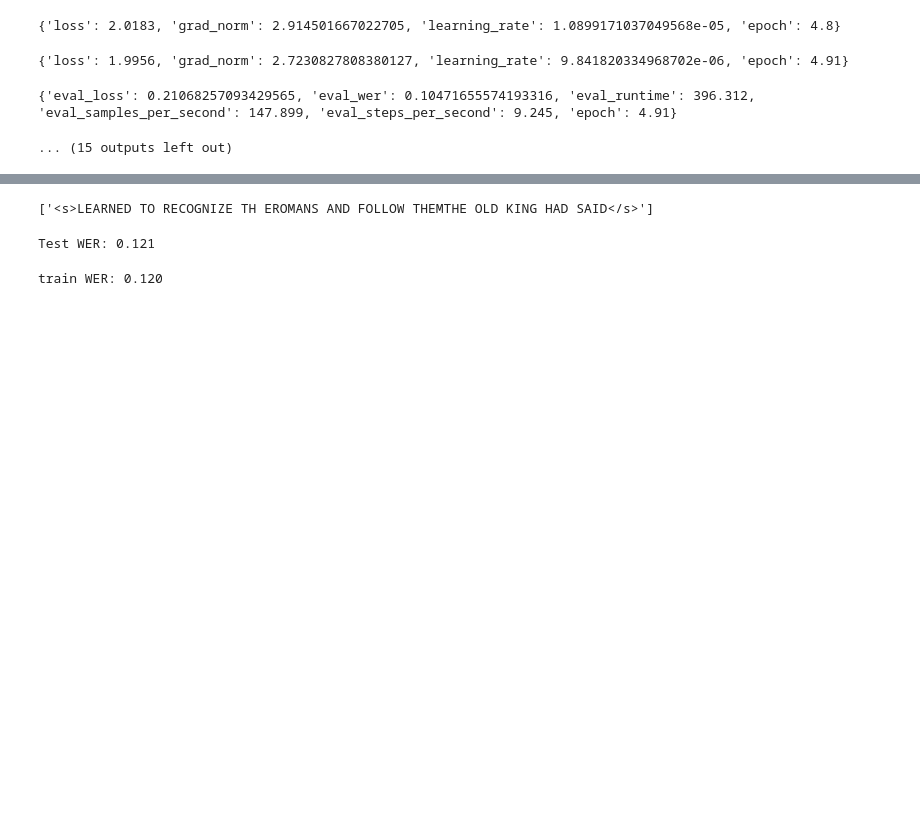
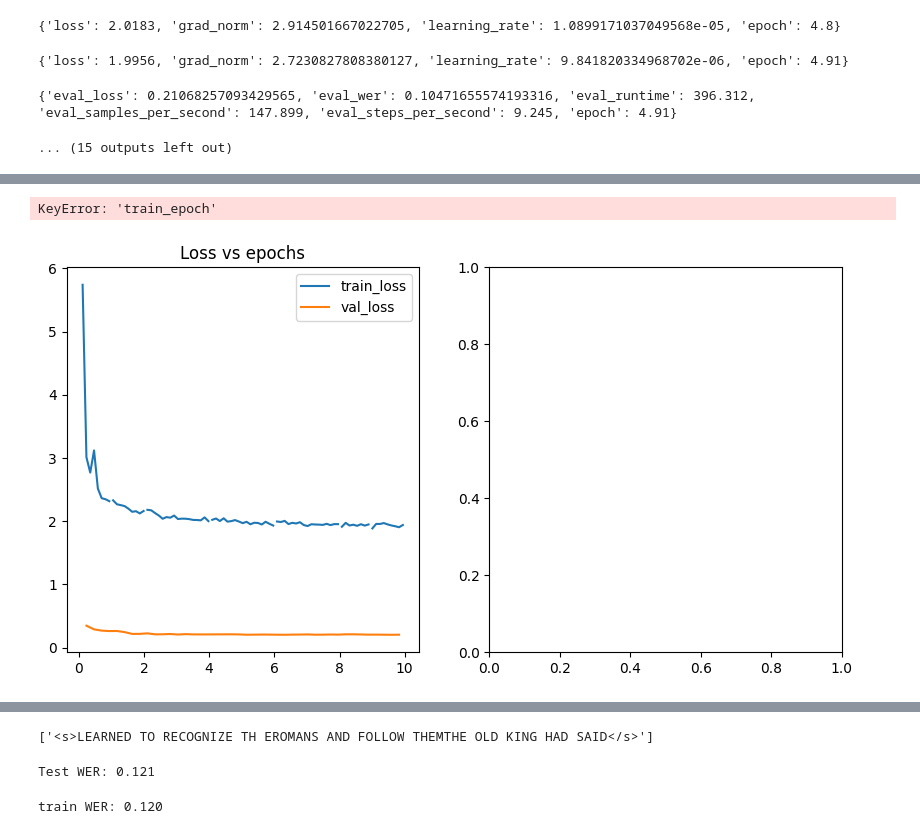
Before and after one commit to teofc111/asr_project, a Jupyter notebook: asr-train/cv-train-2a.ipynb, the cells around one changed output, grey strips where cells are left out. Cells and saved outputs as stored; diff of their text form; code cells hidden in the pictures; blank space fills up the shorter version.

Commit message:
completed 10 epochs with head and 3 more base layers unfrozen

```diff
--- a/asr-train/cv-train-2a.ipynb
+++ b/asr-train/cv-train-2a.ipynb
@@ -604,0 +840,23 @@ trainer.train(resume_from_checkpoint=True)
+# %%
+from tbparse import SummaryReader
+log_dir = os.path.expanduser('~/asr_project/asr-train/logs')
+reader = SummaryReader(log_dir)
+df = reader.scalars
+df.drop_duplicates(subset=['step','tag'], keep='last', inplace=True)
+df = df.pivot(index='step', columns='tag', values='value').reset_index()
+df_eval = df.loc[~pd.isna(df['eval/loss']),:]
+# %%
+n_step_per_epoch = 13
+fig, axs = plt.subplots(1,2,figsize=(10,5))
+
+axs[0].plot(df['train/epoch'],df['train/loss'],label='train_loss')
+axs[0].plot(df_eval['train/epoch'],df_eval['eval/loss'],label='val_loss')
+axs[0].set_title('Loss vs epochs')
+axs[0].legend()
+
+axs[1].plot(df_eval['train_epoch'],df_eval['eval/wer'],label='val_WER')
+axs[1].axhline(y=0.105, color='red', linestyle='--', linewidth=2, label='facebook/wav2vec2-large-960h_WER')
+axs[1].legend()
+# %% [output]
+KeyError: 'train_epoch'
+[figure, added]
```
Also changed, not shown: parts of 11 cells of this notebook.
